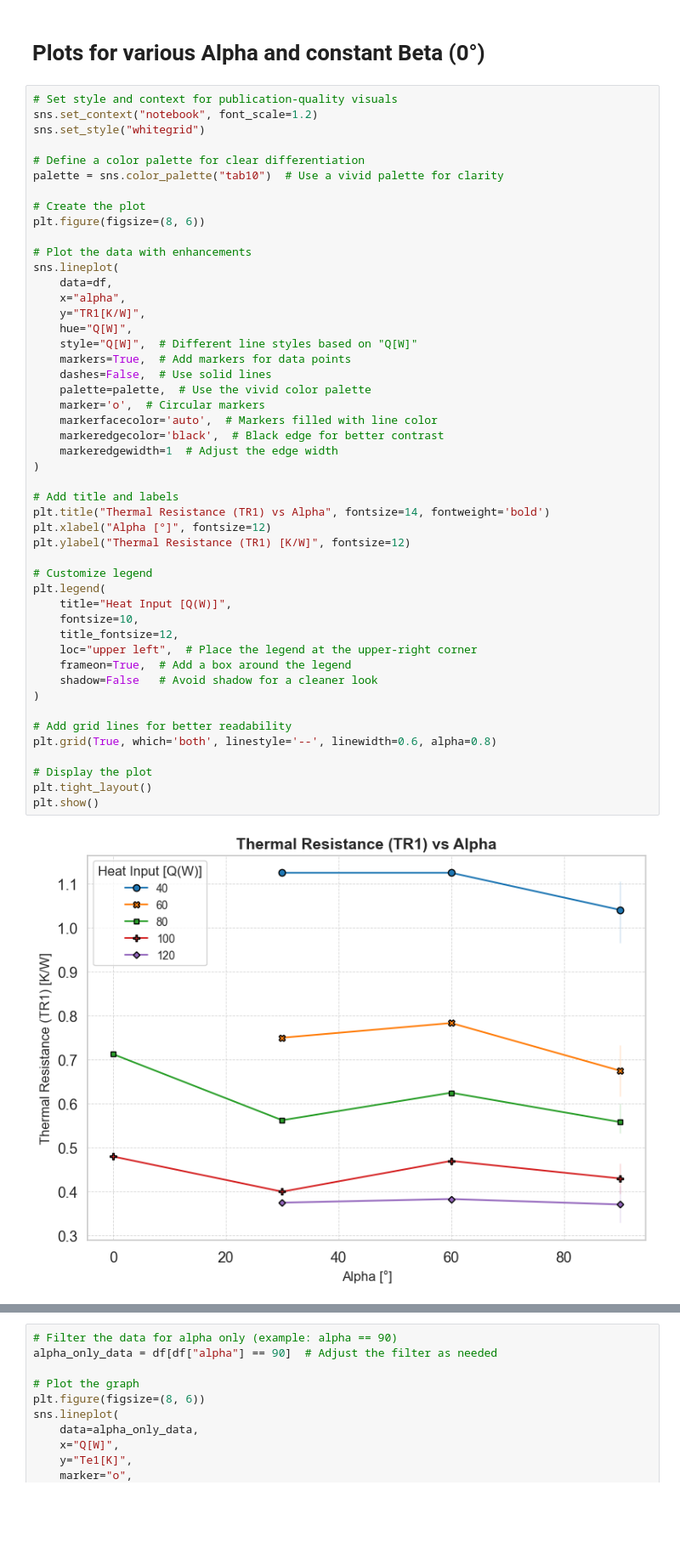
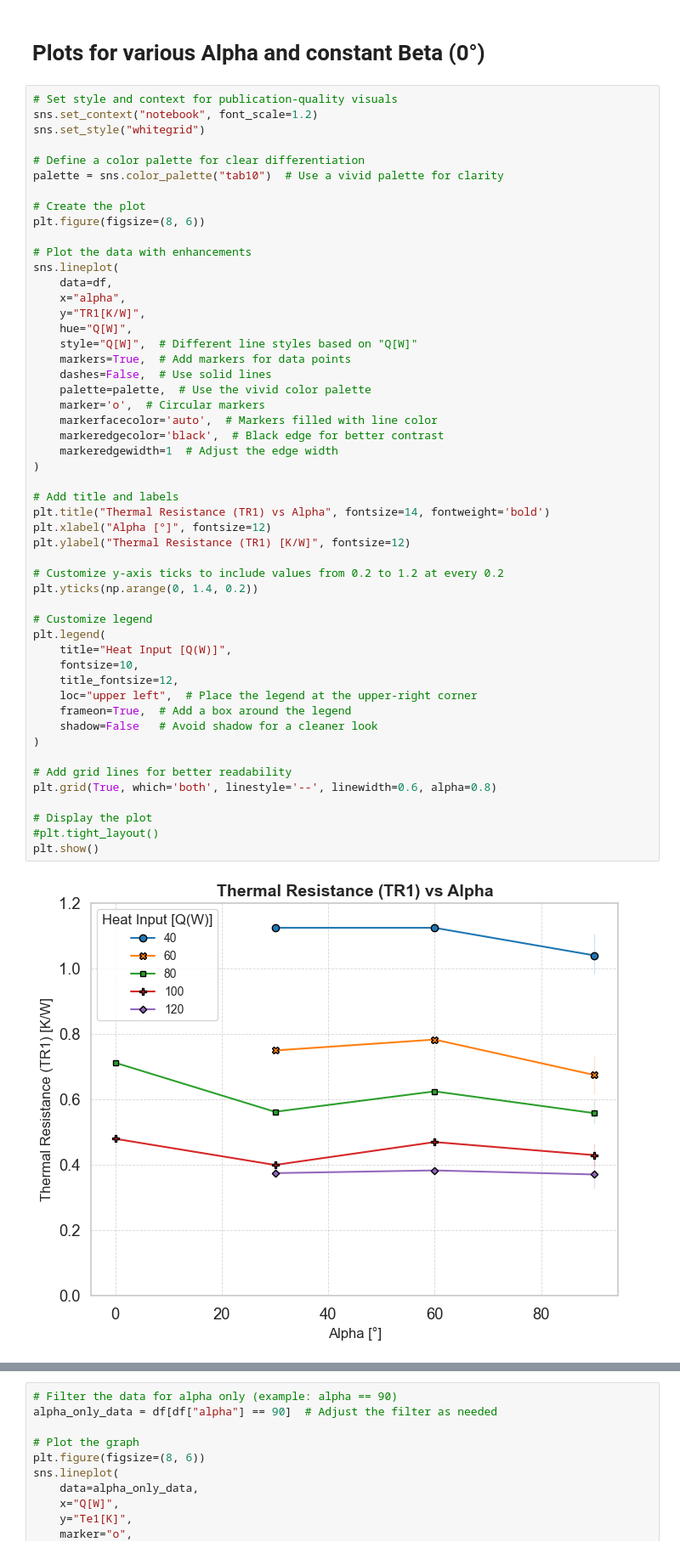
Before and after one commit to kamleshparmar17/Advanced_PulseHeatPipe_krp, a Jupyter notebook: ml/eda/plots_five_steps_method.ipynb, the cells around one changed output, grey strips where cells are left out. Shown at 85% size. Drawn from its saved outputs; the diff is of its cells as text; blank space fills up the shorter version.

Commit message:
plots_five_steps_method is updated

```diff
--- a/ml/eda/plots_five_steps_method.ipynb
+++ b/ml/eda/plots_five_steps_method.ipynb
@@ -38,35 +38,38 @@ sns.lineplot(
     markers=True,  # Add markers for data points
     dashes=False,  # Use solid lines
     palette=palette,  # Use the vivid color palette
     marker='o',  # Circular markers
     markerfacecolor='auto',  # Markers filled with line color
     markeredgecolor='black',  # Black edge for better contrast
     markeredgewidth=1  # Adjust the edge width
 )
 
 # Add title and labels
 plt.title("Thermal Resistance (TR1) vs Alpha", fontsize=14, fontweight='bold')
 plt.xlabel("Alpha [°]", fontsize=12)
 plt.ylabel("Thermal Resistance (TR1) [K/W]", fontsize=12)
 
+# Customize y-axis ticks to include values from 0.2 to 1.2 at every 0.2
+plt.yticks(np.arange(0, 1.4, 0.2))
+
 # Customize legend
 plt.legend(
     title="Heat Input [Q(W)]",
     fontsize=10,
     title_fontsize=12,
     loc="upper left",  # Place the legend at the upper-right corner
     frameon=True,  # Add a box around the legend
     shadow=False   # Avoid shadow for a cleaner look
 )
 
 # Add grid lines for better readability
 plt.grid(True, which='both', linestyle='--', linewidth=0.6, alpha=0.8)
 
 # Display the plot
-plt.tight_layout()
+#plt.tight_layout()
 plt.show()
 # %% [output]
-[figure, old version]
+[figure, new version]
 # %%
 # Set style and context for publication-quality visuals
 sns.set_context("notebook", font_scale=1.2)
```
Also changed, not shown: parts of 15 cells of this notebook, 4 other files.
